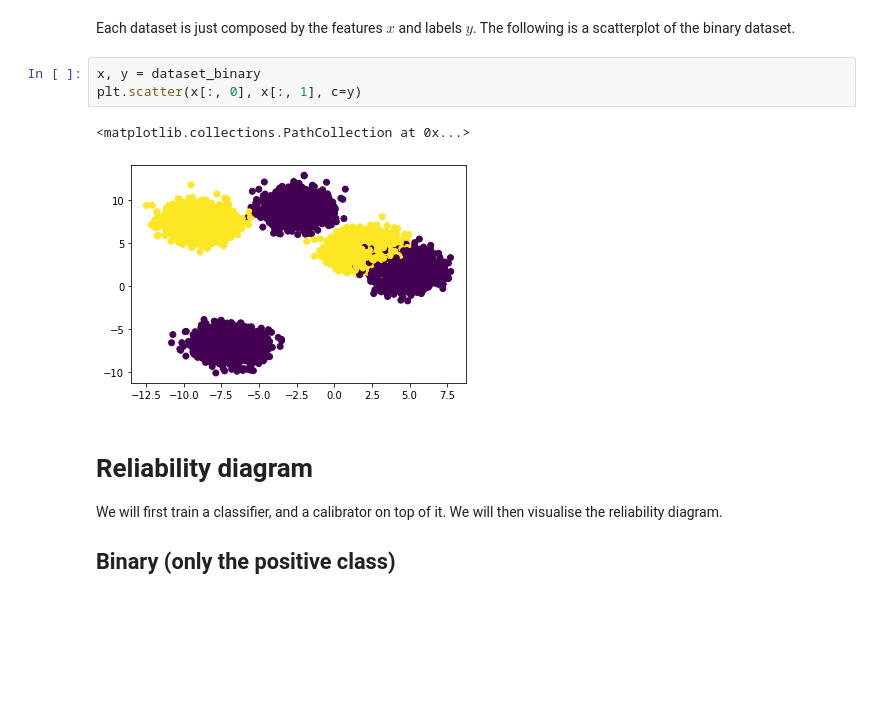
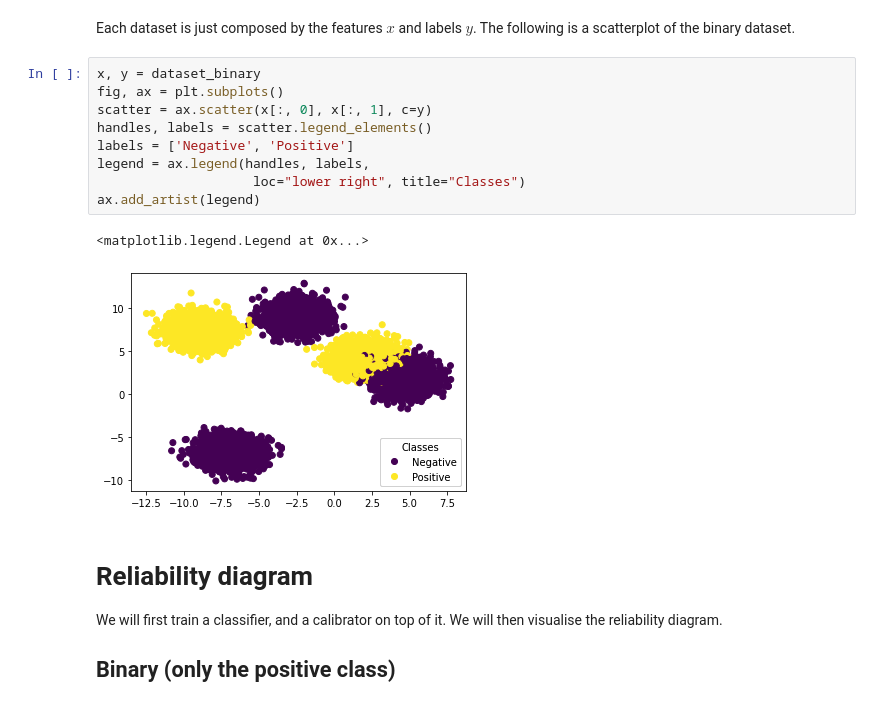
Before and after one commit to classifier-calibration/hands_on, a Jupyter notebook: notebooks/2_visualisation_tools.ipynb, the cells around one changed output. Cells and saved outputs as stored; diff of their text form; blank space fills up the shorter version.

```diff
--- a/notebooks/2_visualisation_tools.ipynb
+++ b/notebooks/2_visualisation_tools.ipynb
@@ -21,10 +21,16 @@ dataset_binary[1][:] = dataset_binary[1] > 2
 Each dataset is just composed by the features $x$ and labels $y$. The following is a scatterplot of the binary dataset.
 # %%
 x, y = dataset_binary
-plt.scatter(x[:, 0], x[:, 1], c=y)
+fig, ax = plt.subplots()
+scatter = ax.scatter(x[:, 0], x[:, 1], c=y)
+handles, labels = scatter.legend_elements()
+labels = ['Negative', 'Positive']
+legend = ax.legend(handles, labels,
+                    loc="lower right", title="Classes")
+ax.add_artist(legend)
 # %% [output]
-<matplotlib.collections.PathCollection at 0x...>
+<matplotlib.legend.Legend at 0x...>
-[figure, old version]
+[figure, new version]
 # %% [markdown]
 # Reliability diagram
 
```
Also changed, not shown: parts of 23 cells of this notebook.
